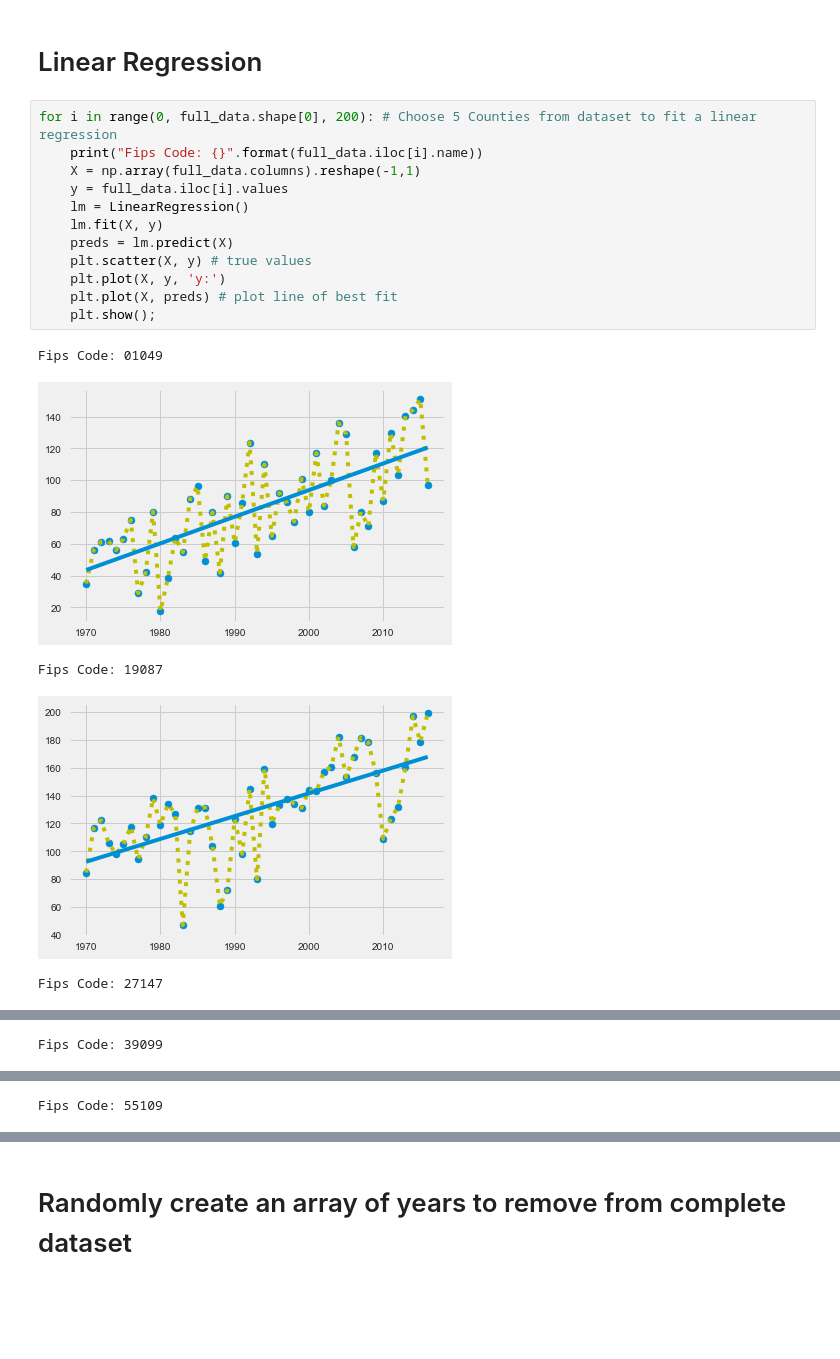
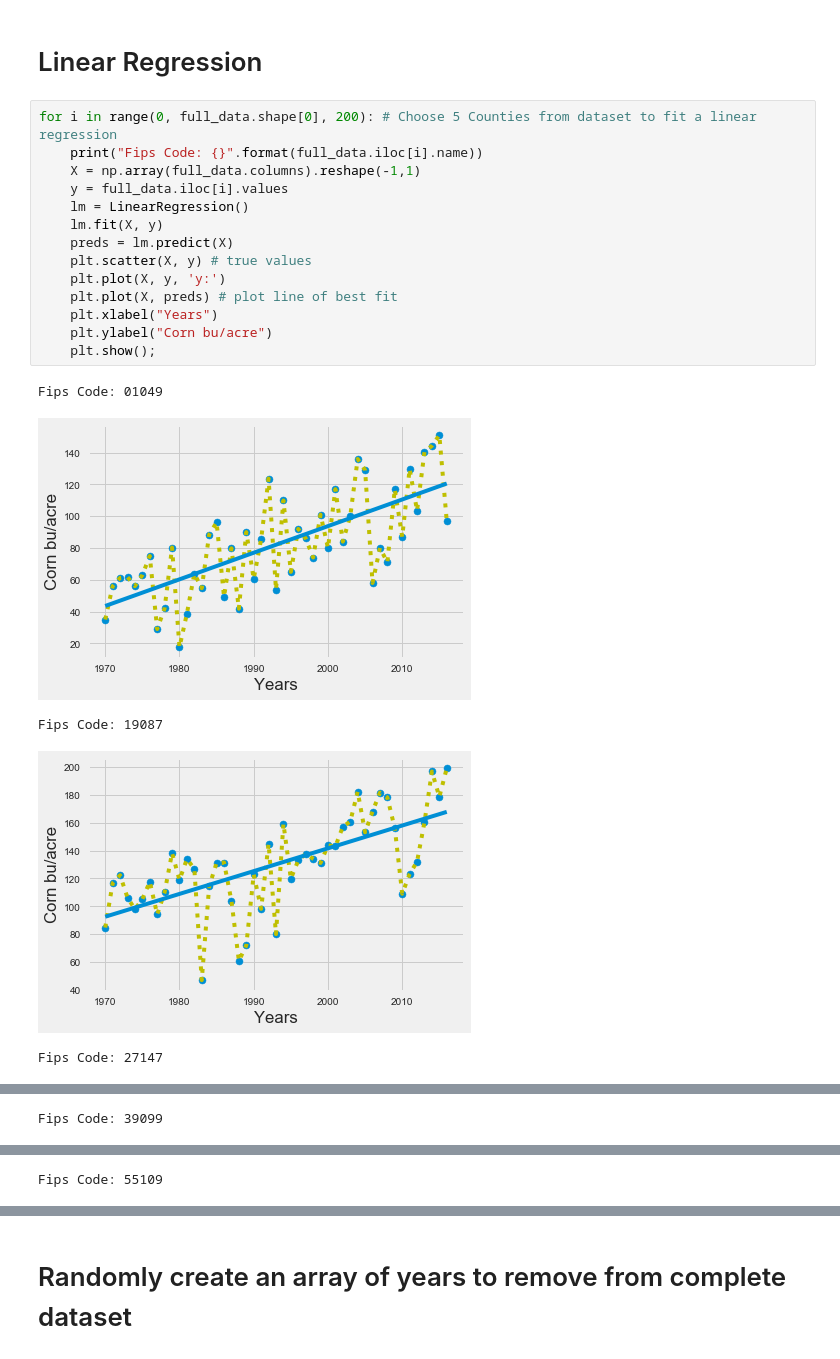
Before and after one commit to adamszabunio/yield_imputations, a Jupyter notebook: corn_imputations_full_data.ipynb, the cells around one changed output, grey strips where cells are left out. Cells and saved outputs as stored; diff of their text form; blank space fills up the shorter version.

```diff
--- a/corn_imputations_full_data.ipynb
+++ b/corn_imputations_full_data.ipynb
@@ -32,18 +30,20 @@ full_data.head()
 # %%
 for i in range(0, full_data.shape[0], 200): # Choose 5 Counties from dataset to fit a linear regression
     print("Fips Code: {}".format(full_data.iloc[i].name))
     X = np.array(full_data.columns).reshape(-1,1)
     y = full_data.iloc[i].values
     lm = LinearRegression()
     lm.fit(X, y)
     preds = lm.predict(X)
     plt.scatter(X, y) # true values
     plt.plot(X, y, 'y:')
     plt.plot(X, preds) # plot line of best fit
+    plt.xlabel("Years")
+    plt.ylabel("Corn bu/acre")
     plt.show();
 # %% [output]
 Fips Code: 01049
-[figure, old version]
+[figure, new version]
 Fips Code: 19087
-[figure, old version]
+[figure, new version]
 Fips Code: 27147
```
Also changed, not shown: parts of 23 cells of this notebook, 6 other files.
